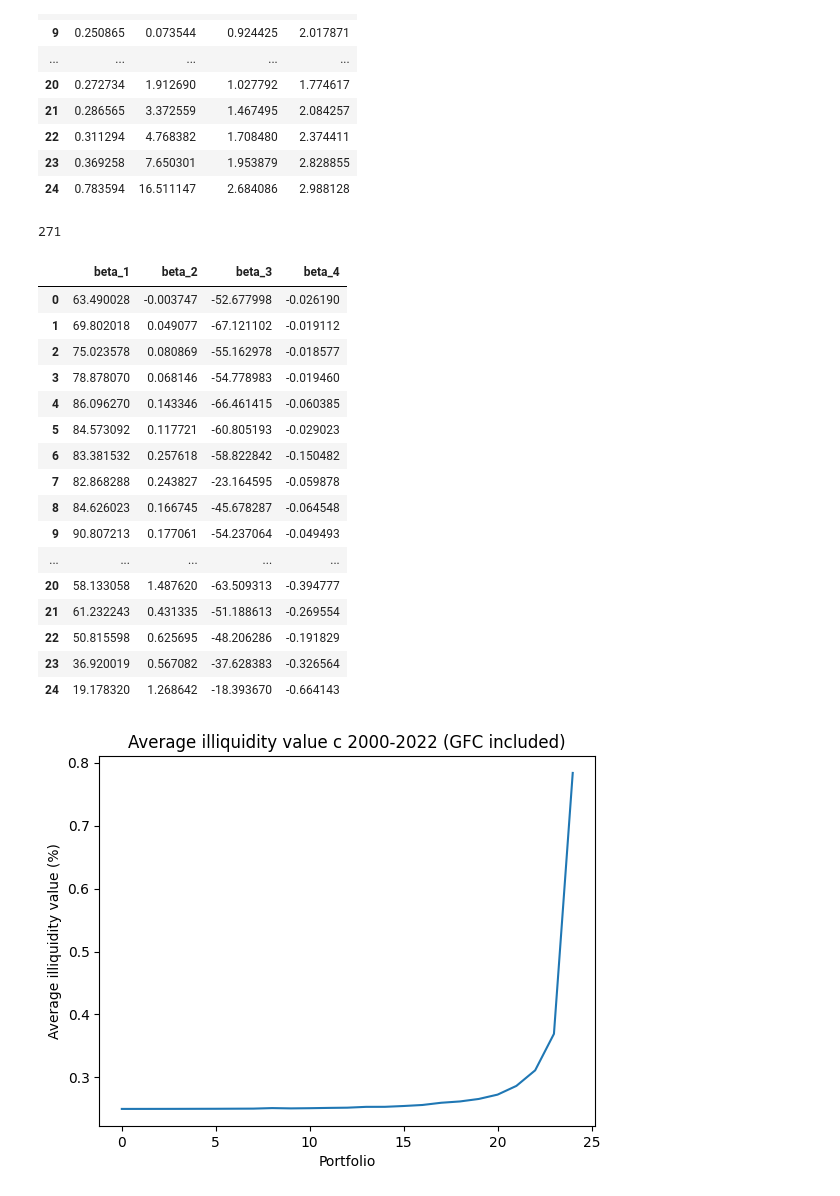
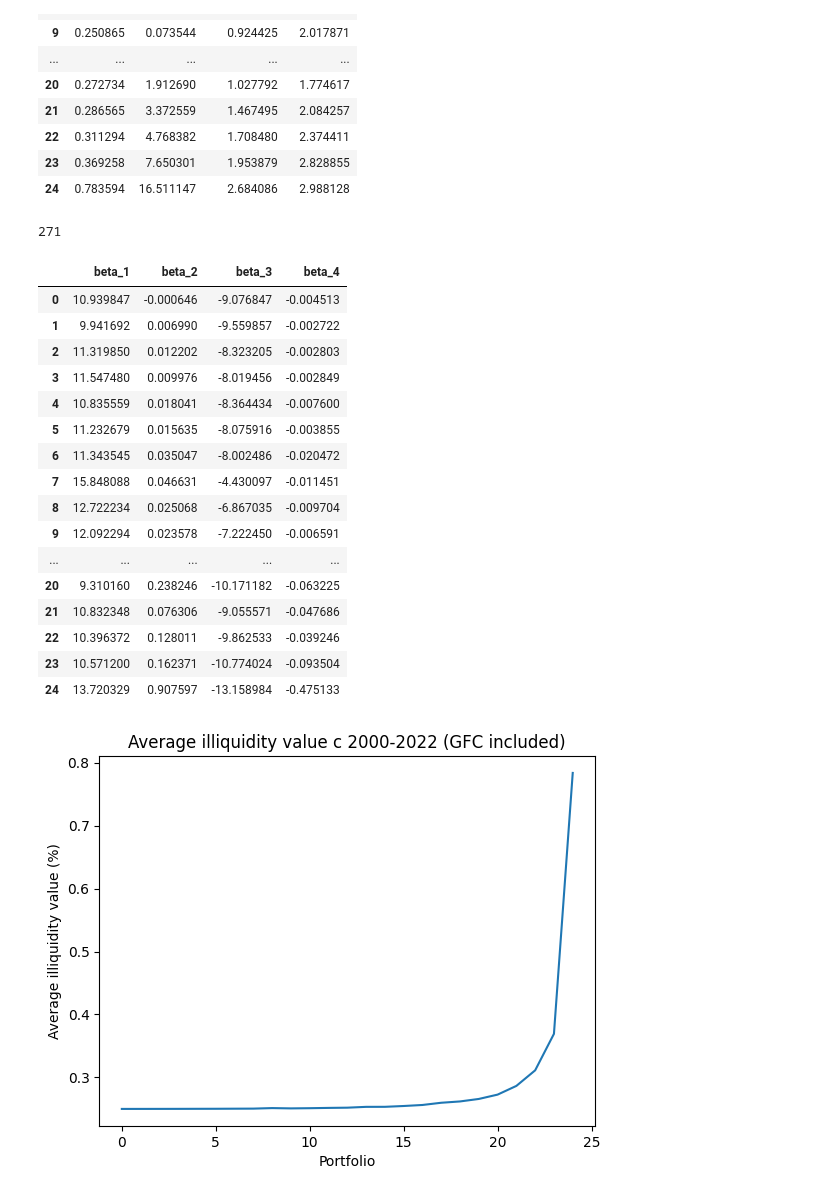
Before and after one commit to JMCG22/pm_cw, a Jupyter notebook: Data_combined_new_data.ipynb, the cells around one changed output. Saved outputs shown, nothing was run; the diff lists cells and outputs as text; code cells hidden in the pictures.

```diff
--- a/Data_combined_new_data.ipynb
+++ b/Data_combined_new_data.ipynb
@@ -976,7 +979,7 @@ arr_of_portfolios[0]
 betas = []
 
 for portfolio in arr_of_portfolios:
-    denominator = portfolio['resid_market_ret_c_diff'].var()
+    denominator = (portfolio['resid_market_ret_c_diff'].var())/100
     beta_1 = (portfolio['RET'].cov(portfolio['resid_market_ret'])) / denominator
     beta_2 = (portfolio['resid_c'].cov(portfolio['resid_market_c'])) / denominator
     beta_3 = (portfolio['RET'].cov(portfolio['resid_market_c'])) / denominator
@@ -1118,30 +1121,30 @@ for i in range(0,25):
 # %%
 dof=n-5
 print(dof)
 t_stats
 df_t_stats = pd.DataFrame(t_stats, columns = df_of_betas.columns)
 #critical value at 95% for two tail test with these degrees of freedom is +-1.1.996008
 #outside this region reject null hypothesis that the given beta is 0
-df_t_stats*100
+df_t_stats
 # %% [output]
 271
 |  | beta_1 | beta_2 | beta_3 | beta_4 |
-| 0 | 63.490028 | -0.003747 | -52.677998 | -0.026190 |
-| 1 | 69.802018 | 0.049077 | -67.121102 | -0.019112 |
-| 2 | 75.023578 | 0.080869 | -55.162978 | -0.018577 |
-| 3 | 78.878070 | 0.068146 | -54.778983 | -0.019460 |
-| 4 | 86.096270 | 0.143346 | -66.461415 | -0.060385 |
-| 5 | 84.573092 | 0.117721 | -60.805193 | -0.029023 |
-| 6 | 83.381532 | 0.257618 | -58.822842 | -0.150482 |
-| 7 | 82.868288 | 0.243827 | -23.164595 | -0.059878 |
-| 8 | 84.626023 | 0.166745 | -45.678287 | -0.064548 |
-| 9 | 90.807213 | 0.177061 | -54.237064 | -0.049493 |
+| 0 | 10.939847 | -0.000646 | -9.076847 | -0.004513 |
+| 1 | 9.941692 | 0.006990 | -9.559857 | -0.002722 |
+| 2 | 11.319850 | 0.012202 | -8.323205 | -0.002803 |
+| 3 | 11.547480 | 0.009976 | -8.019456 | -0.002849 |
+| 4 | 10.835559 | 0.018041 | -8.364434 | -0.007600 |
+| 5 | 11.232679 | 0.015635 | -8.075916 | -0.003855 |
+| 6 | 11.343545 | 0.035047 | -8.002486 | -0.020472 |
+| 7 | 15.848088 | 0.046631 | -4.430097 | -0.011451 |
+| 8 | 12.722234 | 0.025068 | -6.867035 | -0.009704 |
+| 9 | 12.092294 | 0.023578 | -7.222450 | -0.006591 |
 | ... | ... | ... | ... | ... |
-| 20 | 58.133058 | 1.487620 | -63.509313 | -0.394777 |
-| 21 | 61.232243 | 0.431335 | -51.188613 | -0.269554 |
-| 22 | 50.815598 | 0.625695 | -48.206286 | -0.191829 |
-| 23 | 36.920019 | 0.567082 | -37.628383 | -0.326564 |
-| 24 | 19.178320 | 1.268642 | -18.393670 | -0.664143 |
+| 20 | 9.310160 | 0.238246 | -10.171182 | -0.063225 |
+| 21 | 10.832348 | 0.076306 | -9.055571 | -0.047686 |
+| 22 | 10.396372 | 0.128011 | -9.862533 | -0.039246 |
+| 23 | 10.571200 | 0.162371 | -10.774024 | -0.093504 |
+| 24 | 13.720329 | 0.907597 | -13.158984 | -0.475133 |
 # %%
 df_non_market_overall_portfolio_average['average c'].plot()
 plt.title('Average illiquidity value c 2000-2022 (GFC included)')
```
Also changed, not shown: parts of 4 cells of this notebook.
